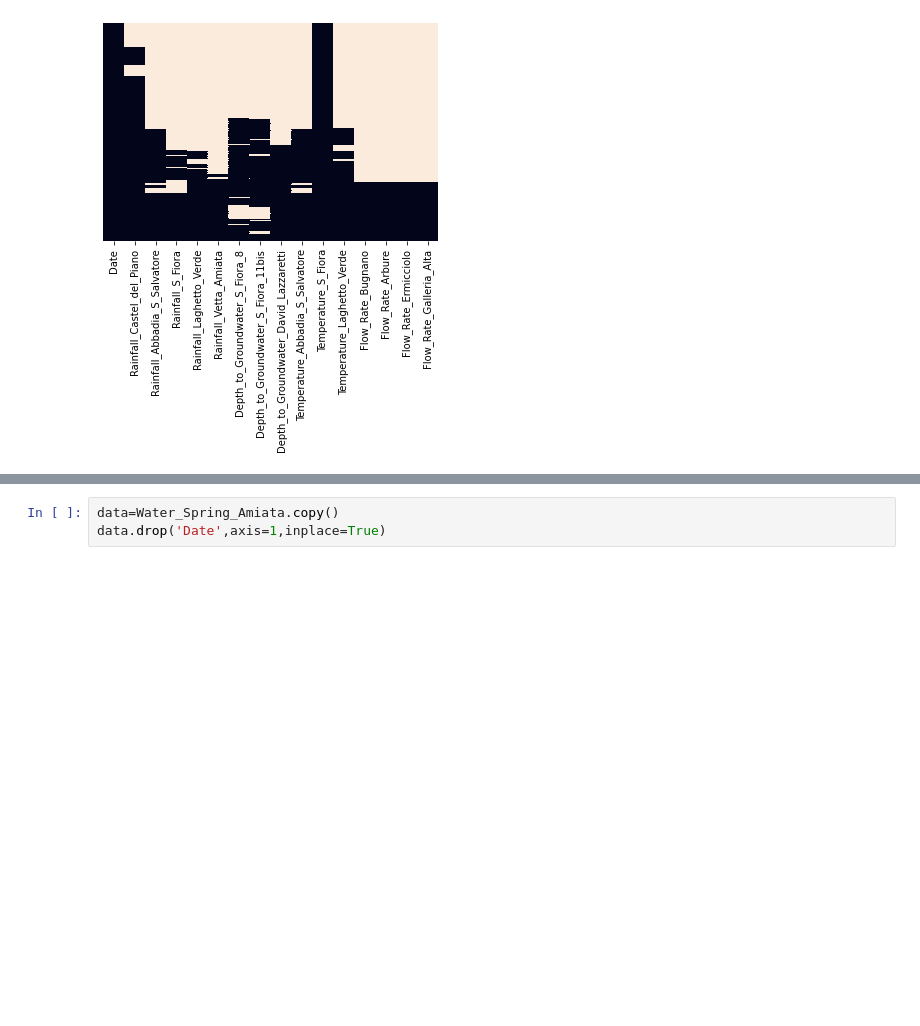
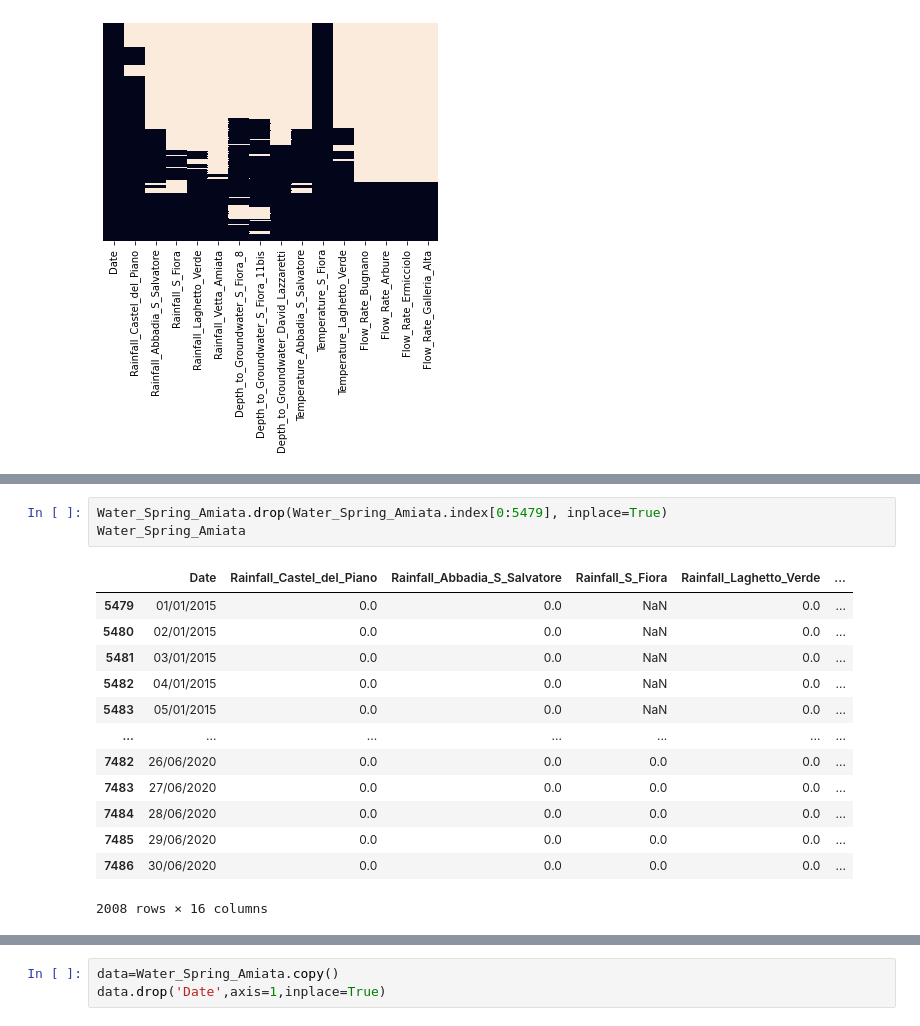
Before and after one commit to Himanth-Venati/Acea_Smart_Water_Analytics_ML, a Jupyter notebook: Acea_Smart_Water_Analytics_River_WS_Amiata.ipynb, the cells around one changed output, grey strips where cells are left out. Saved outputs shown, nothing was run; the diff lists cells and outputs as text; blank space fills up the shorter version.

```diff
--- a/Acea_Smart_Water_Analytics_River_WS_Amiata.ipynb
+++ b/Acea_Smart_Water_Analytics_River_WS_Amiata.ipynb
@@ -70,0 +90,17 @@ sns.heatmap(Water_Spring_Amiata.isnull(),yticklabels=False,cbar=False)
+# %%
+Water_Spring_Amiata.drop(Water_Spring_Amiata.index[0:5479], inplace=True)
+Water_Spring_Amiata
+# %% [output]
+|  | Date | Rainfall_Castel_del_Piano | Rainfall_Abbadia_S_Salvatore | Rainfall_S_Fiora | Rainfall_Laghetto_Verde | ... |
+| 5479 | 01/01/2015 | 0.0 | 0.0 | NaN | 0.0 | ... |
+| 5480 | 02/01/2015 | 0.0 | 0.0 | NaN | 0.0 | ... |
+| 5481 | 03/01/2015 | 0.0 | 0.0 | NaN | 0.0 | ... |
+| 5482 | 04/01/2015 | 0.0 | 0.0 | NaN | 0.0 | ... |
+| 5483 | 05/01/2015 | 0.0 | 0.0 | NaN | 0.0 | ... |
+| ... | ... | ... | ... | ... | ... | ... |
+| 7482 | 26/06/2020 | 0.0 | 0.0 | 0.0 | 0.0 | ... |
+| 7483 | 27/06/2020 | 0.0 | 0.0 | 0.0 | 0.0 | ... |
+| 7484 | 28/06/2020 | 0.0 | 0.0 | 0.0 | 0.0 | ... |
+| 7485 | 29/06/2020 | 0.0 | 0.0 | 0.0 | 0.0 | ... |
+| 7486 | 30/06/2020 | 0.0 | 0.0 | 0.0 | 0.0 | ... |
+2008 rows × 16 columns
```
Also changed, not shown: parts of 8 cells of this notebook.
